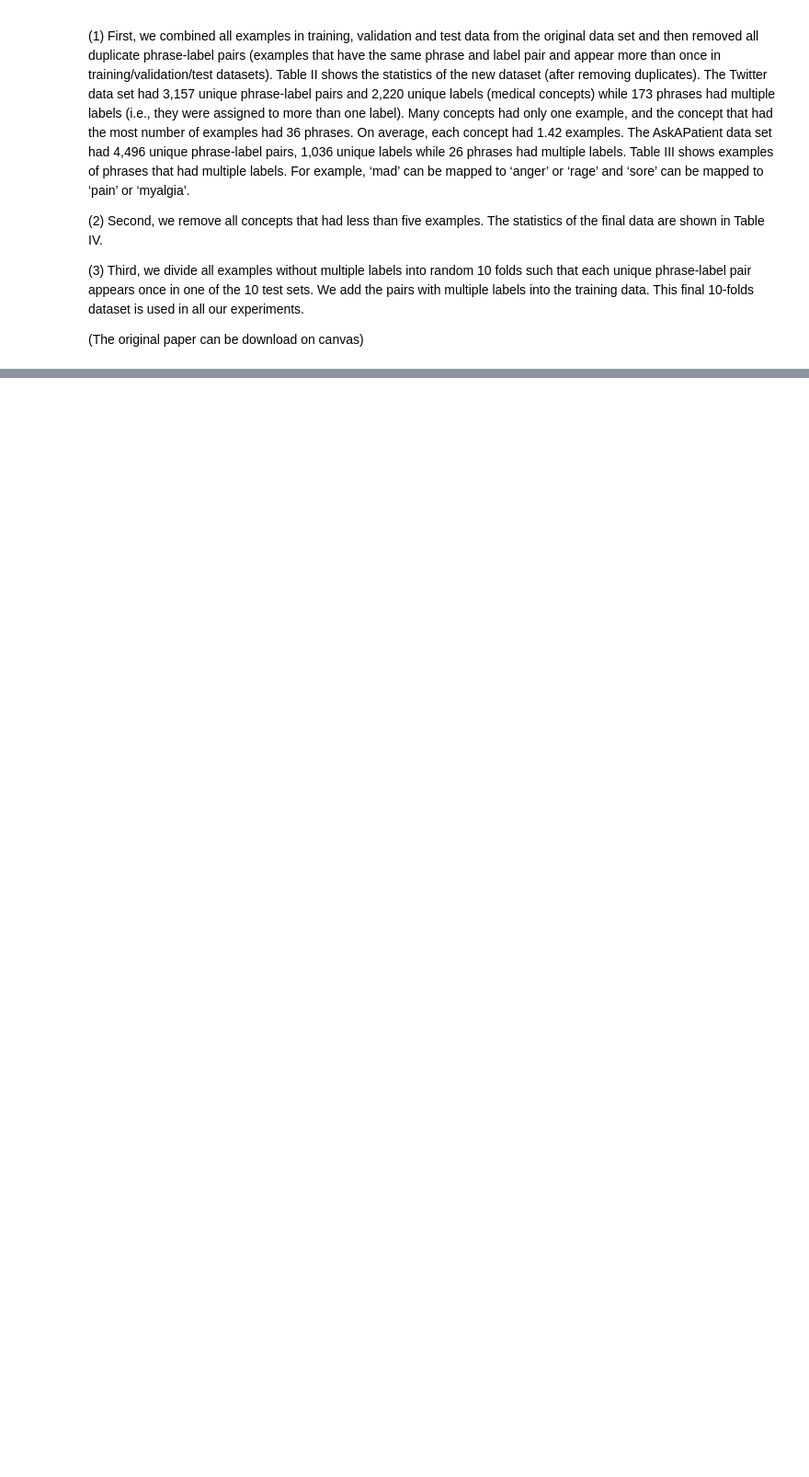
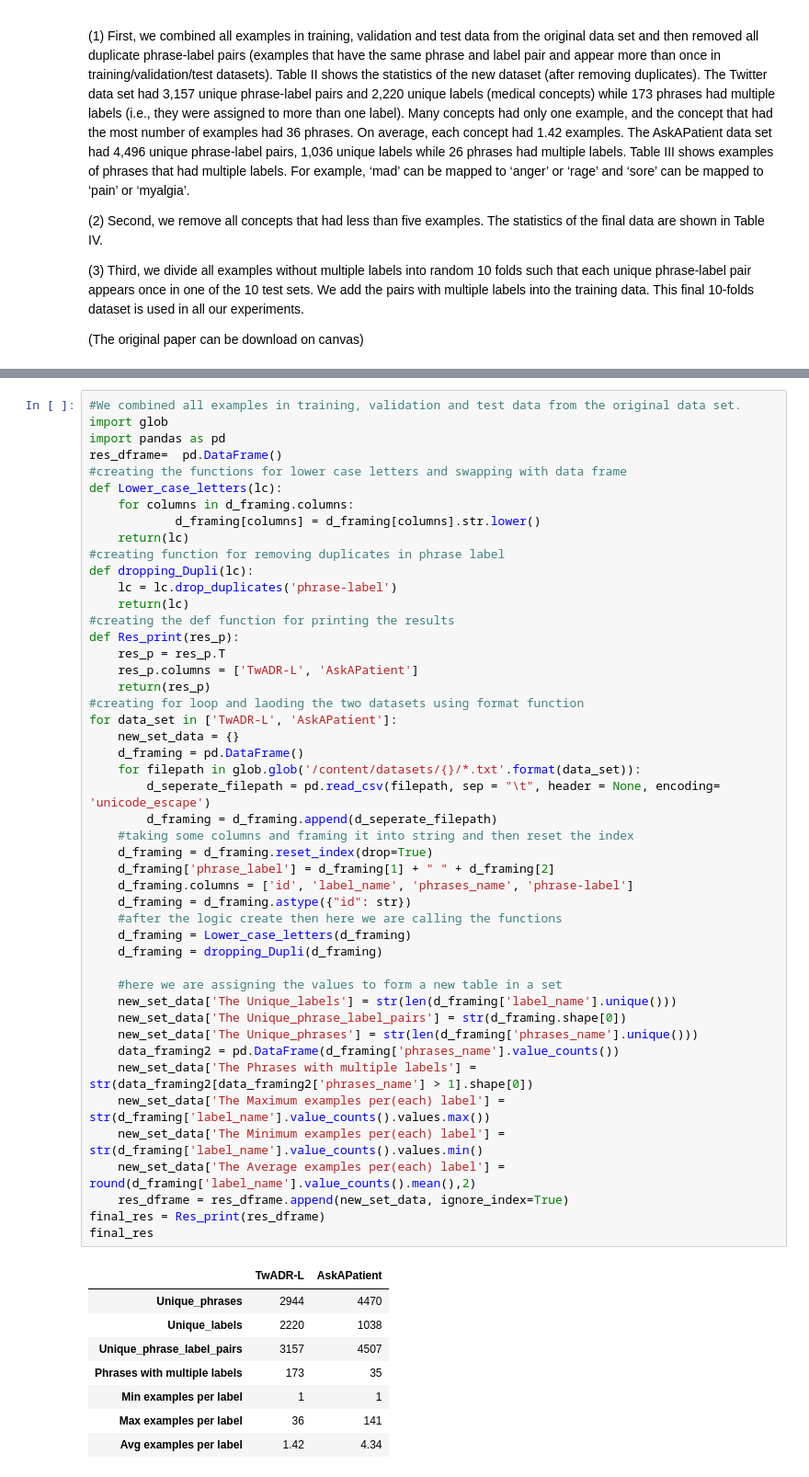
Before and after one commit to B1501/Charitha_INFO5502_Spring2022, a Jupyter notebook: lab_assignment_03.ipynb, the cells around one changed output, grey strips where cells are left out. Shown: that part at 92% size. Cells and saved outputs as stored; diff of their text form; blank space fills up the shorter version.

```diff
--- a/lab_assignment_03.ipynb
+++ b/lab_assignment_03.ipynb
@@ -275,0 +133,56 @@ res_kc
+# %%
+#We combined all examples in training, validation and test data from the original data set.
+import glob
+import pandas as pd
+res_dframe=  pd.DataFrame()
+#creating the functions for lower case letters and swapping with data frame
+def Lower_case_letters(lc):
+    for columns in d_framing.columns:
+            d_framing[columns] = d_framing[columns].str.lower()
+    return(lc)
+#creating function for removing duplicates in phrase label
+def dropping_Dupli(lc):
+    lc = lc.drop_duplicates('phrase-label')
+    return(lc)
+#creating the def function for printing the results
+def Res_print(res_p):
+    res_p = res_p.T
+    res_p.columns = ['TwADR-L', 'AskAPatient']
+    return(res_p)
+#creating for loop and laoding the two datasets using format function
+for data_set in ['TwADR-L', 'AskAPatient']:
+    new_set_data = {}
+    d_framing = pd.DataFrame()
+    for filepath in glob.glob('/content/datasets/{}/*.txt'.format(data_set)):
+        d_seperate_filepath = pd.read_csv(filepath, sep = "\t", header = None, encoding= 'unicode_escape')
+        d_framing = d_framing.append(d_seperate_filepath)
+    #taking some columns and framing it into string and then reset the index
+    d_framing = d_framing.reset_index(drop=True)
+    d_framing['phrase_label'] = d_framing[1] + " " + d_framing[2]
+    d_framing.columns = ['id', 'label_name', 'phrases_name', 'phrase-label']
+    d_framing = d_framing.astype({"id": str})
+    #after the logic create then here we are calling the functions
+    d_framing = Lower_case_letters(d_framing)
+    d_framing = dropping_Dupli(d_framing)
+
+    #here we are assigning the values to form a new table in a set
+    new_set_data['The Unique_labels'] = str(len(d_framing['label_name'].unique()))
+    new_set_data['The Unique_phrase_label_pairs'] = str(d_framing.shape[0])
+    new_set_data['The Unique_phrases'] = str(len(d_framing['phrases_name'].unique()))
+    data_framing2 = pd.DataFrame(d_framing['phrases_name'].value_counts())
+    new_set_data['The Phrases with multiple labels'] = str(data_framing2[data_framing2['phrases_name'] > 1].shape[0])
+    new_set_data['The Maximum examples per(each) label'] = str(d_framing['label_name'].value_counts().values.max())
+    new_set_data['The Minimum examples per(each) label'] = str(d_framing['label_name'].value_counts().values.min()
+    new_set_data['The Average examples per(each) label'] = round(d_framing['label_name'].value_counts().mean(),2)
+    res_dframe = res_dframe.append(new_set_data, ignore_index=True)
+final_res = Res_print(res_dframe)
+final_res
+# %% [output]
+|  | TwADR-L | AskAPatient |
+| Unique_phrases | 2944 | 4470 |
+| Unique_labels | 2220 | 1038 |
+| Unique_phrase_label_pairs | 3157 | 4507 |
+| Phrases with multiple labels | 173 | 35 |
+| Min examples per label | 1 | 1 |
+| Max examples per label | 36 | 141 |
+| Avg examples per label | 1.42 | 4.34 |
```
Also changed, not shown: parts of 8 cells of this notebook.
